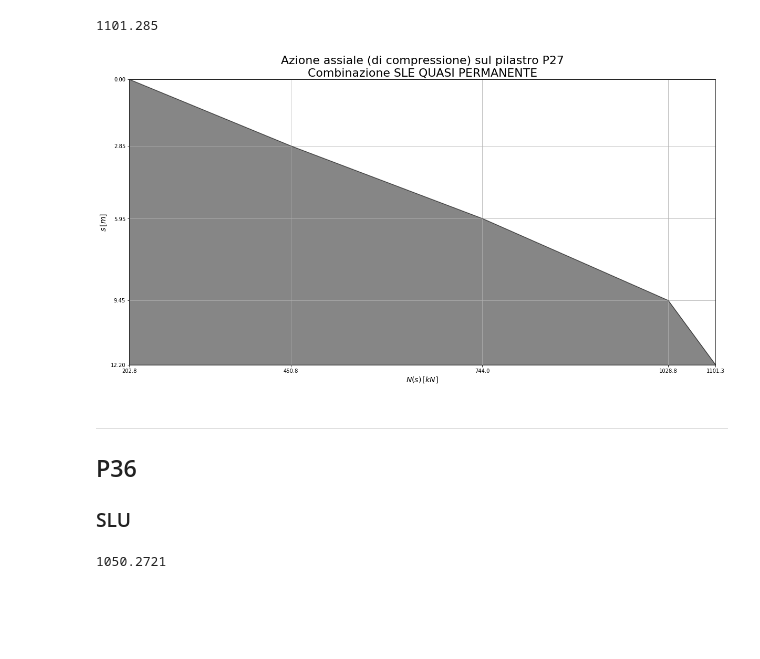
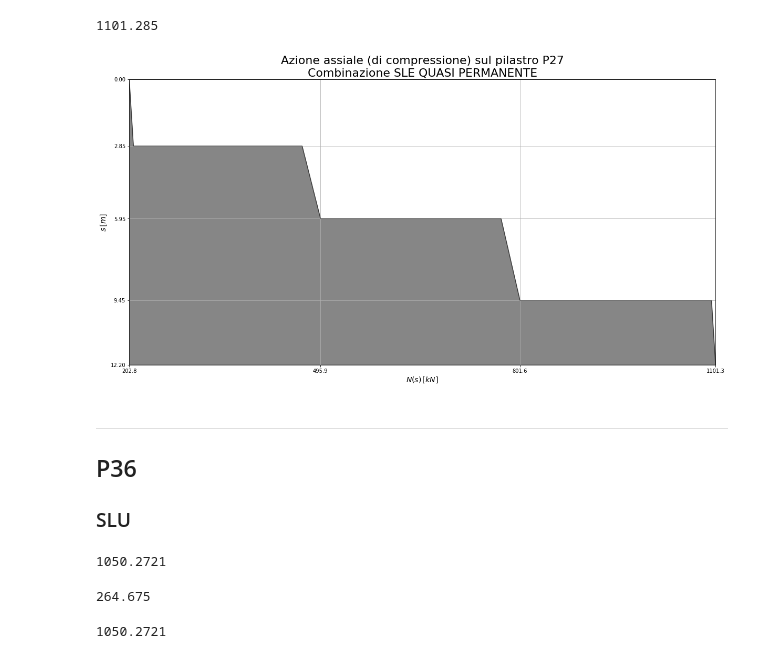
Before and after one commit to akaanzo/structural-safety, a Jupyter notebook: sol_col.ipynb, the cells around one changed output. Saved outputs shown, nothing was run; the diff lists cells and outputs as text; code cells hidden in the pictures; blank space fills up the shorter version.

```diff
--- a/sol_col.ipynb
+++ b/sol_col.ipynb
@@ -46,9 +46,9 @@ l2 = 3.1
 l3 = 3.5
 l4 = 2.75
 # %%
-s = np.array([0,l1, l1+l2, l1+l2+l3, l1+l2+l3+l4])
+s = np.array([0,l1, l1, l1+l2, l1+l2, l1+l2+l3, l1+l2+l3, l1+l2+l3+l4])
 # %%
-NG1 = np.array([101.52+21.15, 101.52+21.15+90.24+21.15+25*.3**2 * l1, 101.52+3*21.15+90.24+25*.3**2 * (l1+l2) +101.536, 101.52+4*21.15+90.24+25*.3**2 * (l1+l2+l3) +101.536 + 99.50,  101.52+4*21.15+90.24+25*.3**2 * (l1+l2+l3+l4) +101.536 + 99.50])
+NG1 = np.array([101.52+21.15, 101.52+21.15+25*.3**2 * l1, 101.52+21.15+90.24+21.15+25*.3**2 * l1, 101.52+3*21.15+90.24+25*.3**2 * (l1+l2), 101.52+3*21.15+90.24+25*.3**2 * (l1+l2) +101.536, 101.52+4*21.15+90.24+25*.3**2 * (l1+l2+l3) +101.536, 101.52+4*21.15+90.24+25*.3**2 * (l1+l2+l3) +101.536 + 99.50,  101.52+4*21.15+90.24+25*.3**2 * (l1+l2+l3+l4) +101.536 + 99.50])
 # %% [raw]
 plt.figure(figsize=(20,10))
 plt.plot(NG1,s,12.2, color='#0f0f0f80')
@@ -64,7 +64,7 @@ plt.axhline(0, color='black')
 plt.title('NG1', fontsize='22')
 plt.show()
 # %%
-NG2 = np.array([80.09, 80.09+130.284, 80.09+130.284+146.59, 80.09+130.284+146.59 + 127.68, 80.09+130.284+146.59 + 127.68])
+NG2 = np.array([80.09, 80.09, 80.09+130.284, 80.09+130.284, 80.09+130.284+146.59, 80.09+130.284+146.59, 80.09+130.284+146.59 + 127.68, 80.09+130.284+146.59 + 127.68])
 # %% [raw]
 plt.figure(figsize=(20,10))
 plt.plot(NG2,s,12.2, color='#0f0f0f80')
@@ -268,32 +272,40 @@ N1_sleQP
 # %% [output]
 1101.285
 # %%
-N1_sleQP = NG1 + NG2 +  np.array([0*67.96+0*14.1+0*3.9, 0*67.96+0*14.1+0*3.9, 0*67.96+0*14.1+.3*56.40+0*3.9, 0*67.96+0*14.1+.3*56.40+.3*95.17+0*3.9, 0*67.96+0*14.1+.3*56.40+.3*95.17+.6*110.54+0*3.9])
+N1_sleQP = NG1 + NG2 +  np.array([0*67.96+0*14.1+0*3.9, 0*67.96+0*14.1+0*3.9, 0*67.96+0*14.1+.3*56.40+0*3.9, 0*67.96+0*14.1+.3*56.40+0*3.9, 0*67.96+0*14.1+.3*56.40+.3*95.17+0*3.9, 0*67.96+0*14.1+.3*56.40+.3*95.17+0*3.9, 0*67.96+0*14.1+.3*56.40+.3*95.17+.6*110.54+0*3.9, 0*67.96+0*14.1+.3*56.40+.3*95.17+.6*110.54+0*3.9])
 np.max(N1_sleQP)
 # %% [output]
 1101.285
 # %%
 plt.figure(figsize=(20,10))
 plt.plot(N1_sleQP,s,12.2, color='#0f0f0f80')
 plt.fill_between(N1_sleQP,12.2,s, color='#0f0f0f80')
 plt.ylim(0, l1+l2+l3+l4)
 plt.xlim(np.min(N1_sleQP), np.max(N1_sleQP))
 plt.gca().invert_yaxis()
 plt.grid()
 plt.ylabel(r'$s\,[m]$', fontsize='14')
 plt.xlabel(r'$N(s)\,[kN]$', fontsize='14')
 plt.yticks([0,l1, l1+l2, l1+l2+l3, l1+l2+l3+l4])
-plt.xticks([float(N1_sleQP[0]),float(N1_sleQP[1]),float(N1_sleQP[2]), float(N1_sleQP[3]), float(N1_sleQP[4])])
+plt.xticks([float(N1_sleQP[0]), float(N1_sleQP[3]), float(N1_sleQP[5]), float(N1_sleQP[7])])
 plt.axhline(0, color='black')
 plt.title('Azione assiale (di compressione) sul pilastro P27\nCombinazione SLE QUASI PERMANENTE', fontsize='22')
 plt.savefig('export/img/P27_axialLoad_sleQP.jpg')
 plt.show()
 # %% [output]
-[figure, old version]
+[figure, new version]
 # %% [markdown]
 ---
 ## P36
 ### SLU
+# %%
+1.3*(27.45 + 15+10.8 + 15+9.60 + 33.375+9.60+52.80 +64.8+26.25)+1.5*(8.52+13.86+41.92+13.86+36.55+40.48+83.16)+1.5*(7.23+0*1.5+.6*.414+.7*6+.7*9+.7*66+116.50+.6*2.28+.7*72)
+# %% [output]
+1050.2721
+# %%
+27.45 + 15+10.8 + 15+9.60 + 33.375+9.60+52.80 +64.8+26.25
+# %% [output]
+264.675
 # %%
 N2max_slu = 1.3*(27.45 + 15 +10.8 + 15+9.60 + 33.375+9.60+52.80+64.8+26.25)+1.5*(8.52+13.86+41.92+13.86+36.55+40.48+83.16)+1.5*(7.23+0*1.5+.7*6+.7*9+.7*66+116.50+.6*2.28+.7*72+.6*.414)
 N2max_slu
```
Also changed, not shown: parts of 23 cells of this notebook, 9 other files.
